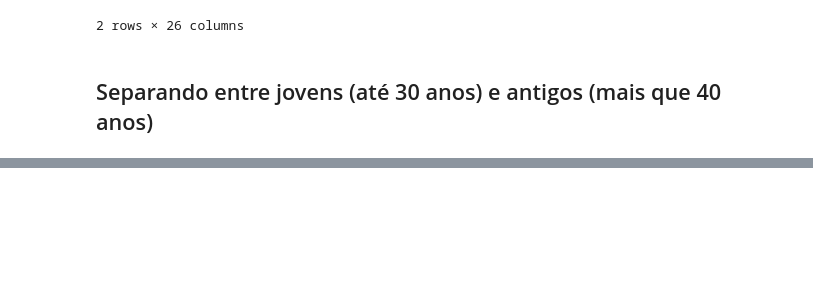
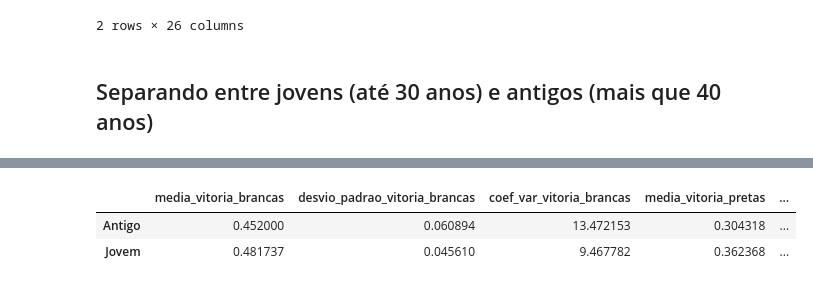
Before and after one commit to PeronxD/Python, a Jupyter notebook: análises_chess.ipynb, the cells around one changed output, grey strips where cells are left out. Saved outputs shown, nothing was run; the diff lists cells and outputs as text; code cells hidden in the pictures; blank space fills up the shorter version.

```diff
--- a/análises_chess.ipynb
+++ b/análises_chess.ipynb
@@ -344,6 +344,8 @@ dados.head(2)
 # %% [markdown]
 ## Separando entre jovens (até 30 anos) e antigos (mais que 40 anos)
 # %%
-jovens = dados[(dados['faixa_etaria'] == '0-20') | (dados['faixa_etaria'] == '21-30')]
-
-antigos = dados[(dados['faixa_etaria'] == '41-50') | (dados['faixa_etaria'] == '51-60') | (dados['faixa_etaria'] == '61-80')]
+for i in range(len(dados.index)):
+    if (dados.loc[i, 'faixa_etaria'] == '0-20') or (dados.loc[i, 'faixa_etaria'] == '21-30'):
+        dados.loc[i, 'classificacao'] = 'Jovem'
+    elif (dados.loc[i, 'faixa_etaria'] == '41-50') or (dados.loc[i, 'faixa_etaria'] == '51-60'):
+        dados.loc[i, 'classificacao'] = 'Antigo'
@@ -395,2 +379,66 @@ jovens['Current Rating'].describe(), antigos['Current Rating'].describe()
  max      2812.000000
  Name: Current Rating, dtype: float64)
+# %%
+# Médias
+medias_vitoria_brancas = dados.groupby('classificacao')['taxa_vitoria_brancas'].mean()
+medias_vitoria_pretas = dados.groupby('classificacao')['taxa_vitoria_pretas'].mean()
+
+medias_derrota_brancas = dados.groupby('classificacao')['taxa_derrota_brancas'].mean()
+medias_derrota_pretas = dados.groupby('classificacao')['taxa_derrota_pretas'].mean()
+
+medias_empate_brancas = dados.groupby('classificacao')['taxa_empate_brancas'].mean()
+medias_empate_pretas = dados.groupby('classificacao')['taxa_empate_pretas'].mean()
+
+# Desvios padrão
+desvios_vitoria_brancas = dados.groupby('classificacao')['taxa_vitoria_brancas'].std()
+desvios_vitoria_pretas = dados.groupby('classificacao')['taxa_vitoria_pretas'].std()
+
+desvios_derrota_brancas = dados.groupby('classificacao')['taxa_derrota_brancas'].std()
+desvios_derrota_pretas = dados.groupby('classificacao')['taxa_derrota_pretas'].std()
+
+desvios_empate_brancas = dados.groupby('classificacao')['taxa_empate_brancas'].std()
+desvios_empate_pretas = dados.groupby('classificacao')['taxa_empate_pretas'].std()
+
+# Coeficientes de variação
+coef_var_vitoria_brancas = (desvios_vitoria_brancas / medias_vitoria_brancas) * 100
+coef_var_vitoria_pretas = (desvios_vitoria_pretas / medias_vitoria_pretas) * 100
+
+coef_var_derrota_brancas = (desvios_derrota_brancas / medias_derrota_brancas) * 100
+coef_var_derrota_pretas = (desvios_derrota_pretas / medias_derrota_pretas) * 100
+
+coef_var_empate_brancas = (desvios_empate_brancas / medias_empate_brancas) * 100
+coef_var_empate_pretas = (desvios_empate_pretas / medias_empate_pretas) * 100
+
+# Criar DataFrame
+df_comparacao = pd.DataFrame({
+    'media_vitoria_brancas': medias_vitoria_brancas,
+    'desvio_padrao_vitoria_brancas': desvios_vitoria_brancas,
+    'coef_var_vitoria_brancas': coef_var_vitoria_brancas,
+
+    'media_vitoria_pretas': medias_vitoria_pretas,
+    'desvio_padrao_vitoria_pretas': desvios_vitoria_pretas,
+    'coef_var_vitoria_pretas': coef_var_vitoria_pretas,
+
+    'media_derrota_brancas': medias_derrota_brancas,
+    'desvio_padrao_derrota_brancas': desvios_derrota_brancas,
+    'coef_var_derrota_brancas': coef_var_derrota_brancas,
+
+    'media_derrota_pretas': medias_derrota_pretas,
+    'desvio_padrao_derrota_pretas': desvios_derrota_pretas,
+    'coef_var_derrota_pretas': coef_var_derrota_pretas,
+
+    'media_empate_brancas': medias_empate_brancas,
+    'desvio_padrao_empate_brancas': desvios_empate_brancas,
+    'coef_var_empate_brancas': coef_var_empate_brancas,
+
+    'media_empate_pretas': medias_empate_pretas,
+    'desvio_padrao_empate_pretas': desvios_empate_pretas,
+    'coef_var_empate_pretas': coef_var_empate_pretas,
+}, index=['Antigo', 'Jovem'])
+
+# Exibir o DataFrame resultante
+df_comparacao
+# %% [output]
+|  | media_vitoria_brancas | desvio_padrao_vitoria_brancas | coef_var_vitoria_brancas | media_vitoria_pretas | ... |
+| Antigo | 0.452000 | 0.060894 | 13.472153 | 0.304318 | ... |
+| Jovem | 0.481737 | 0.045610 | 9.467782 | 0.362368 | ... |
```
Also changed, not shown: parts of 9 cells of this notebook.
